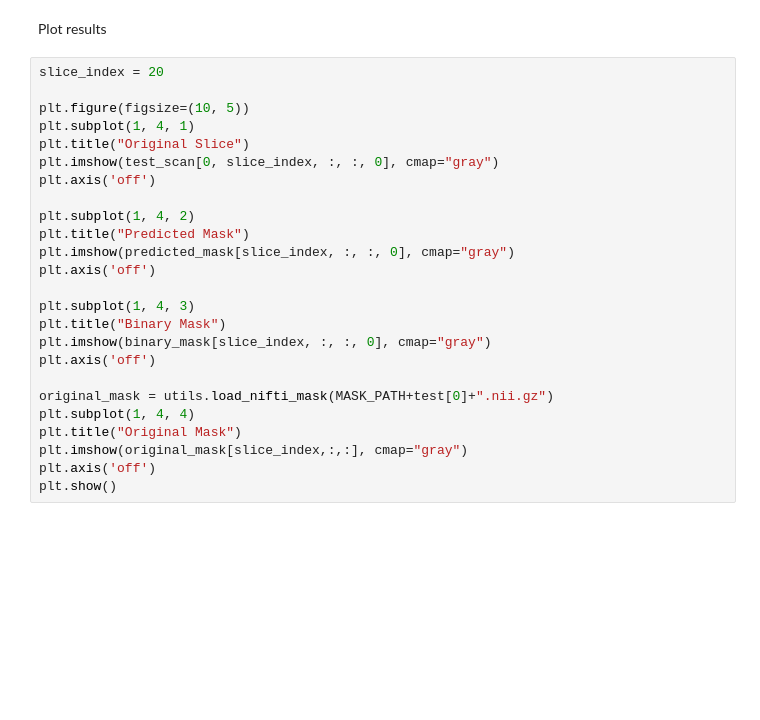
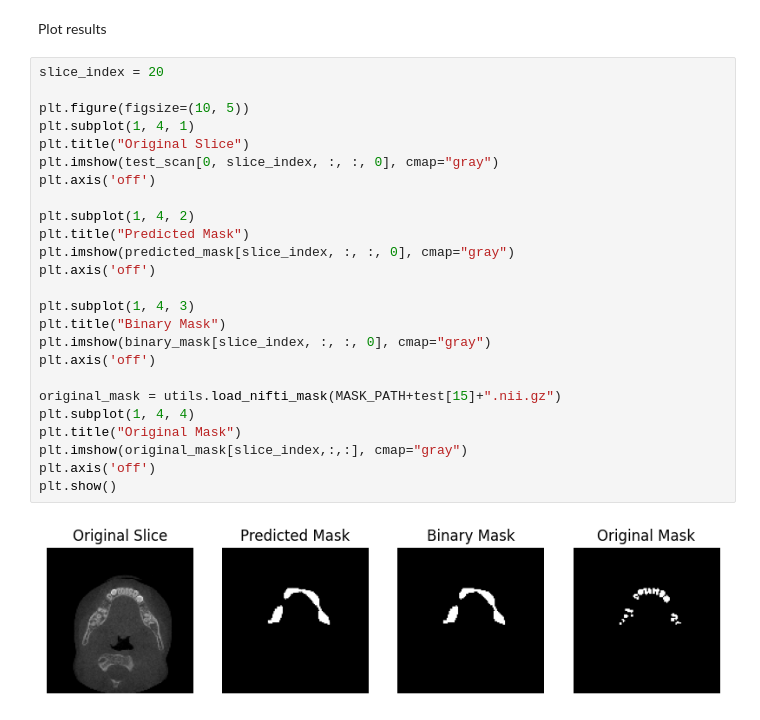
Before and after one commit to kkaczmarskinpg/teeth-segmentation-cbct-images-cnn-lstm, a Jupyter notebook: cnn-lstm-teeth-segmentation.ipynb, the cells around one changed output. Cells and saved outputs as stored; diff of their text form; blank space fills up the shorter version.

```diff
--- a/cnn-lstm-teeth-segmentation.ipynb
+++ b/cnn-lstm-teeth-segmentation.ipynb
@@ -85,25 +157,27 @@ Plot results
 # %%
 slice_index = 20
 
 plt.figure(figsize=(10, 5))
 plt.subplot(1, 4, 1)
 plt.title("Original Slice")
 plt.imshow(test_scan[0, slice_index, :, :, 0], cmap="gray")
 plt.axis('off')
 
 plt.subplot(1, 4, 2)
 plt.title("Predicted Mask")
 plt.imshow(predicted_mask[slice_index, :, :, 0], cmap="gray")
 plt.axis('off')
 
 plt.subplot(1, 4, 3)
 plt.title("Binary Mask")
 plt.imshow(binary_mask[slice_index, :, :, 0], cmap="gray")
 plt.axis('off')
 
-original_mask = utils.load_nifti_mask(MASK_PATH+test[0]+".nii.gz")
+original_mask = utils.load_nifti_mask(MASK_PATH+test[15]+".nii.gz")
 plt.subplot(1, 4, 4)
 plt.title("Original Mask")
 plt.imshow(original_mask[slice_index,:,:], cmap="gray")
 plt.axis('off')
 plt.show()
+# %% [output]
+[figure, added]
```
Also changed, not shown: parts of 5 cells of this notebook, 3 other files.
